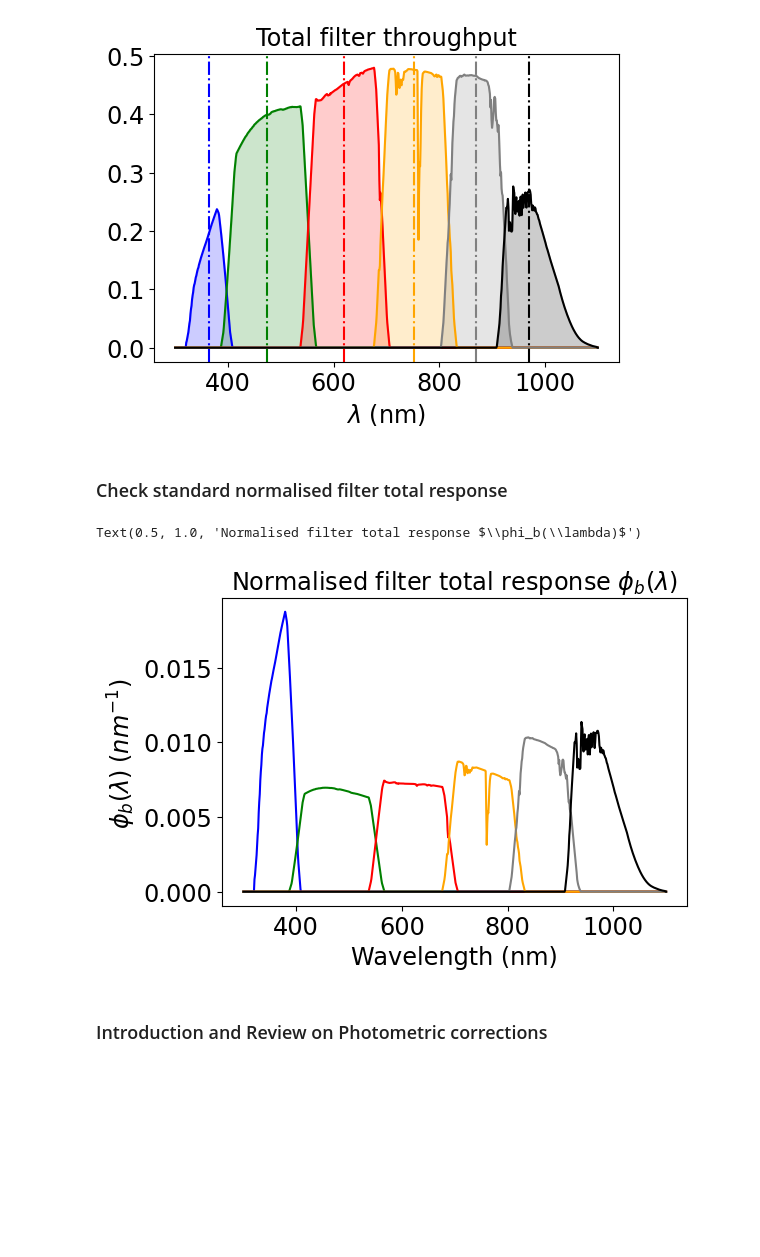
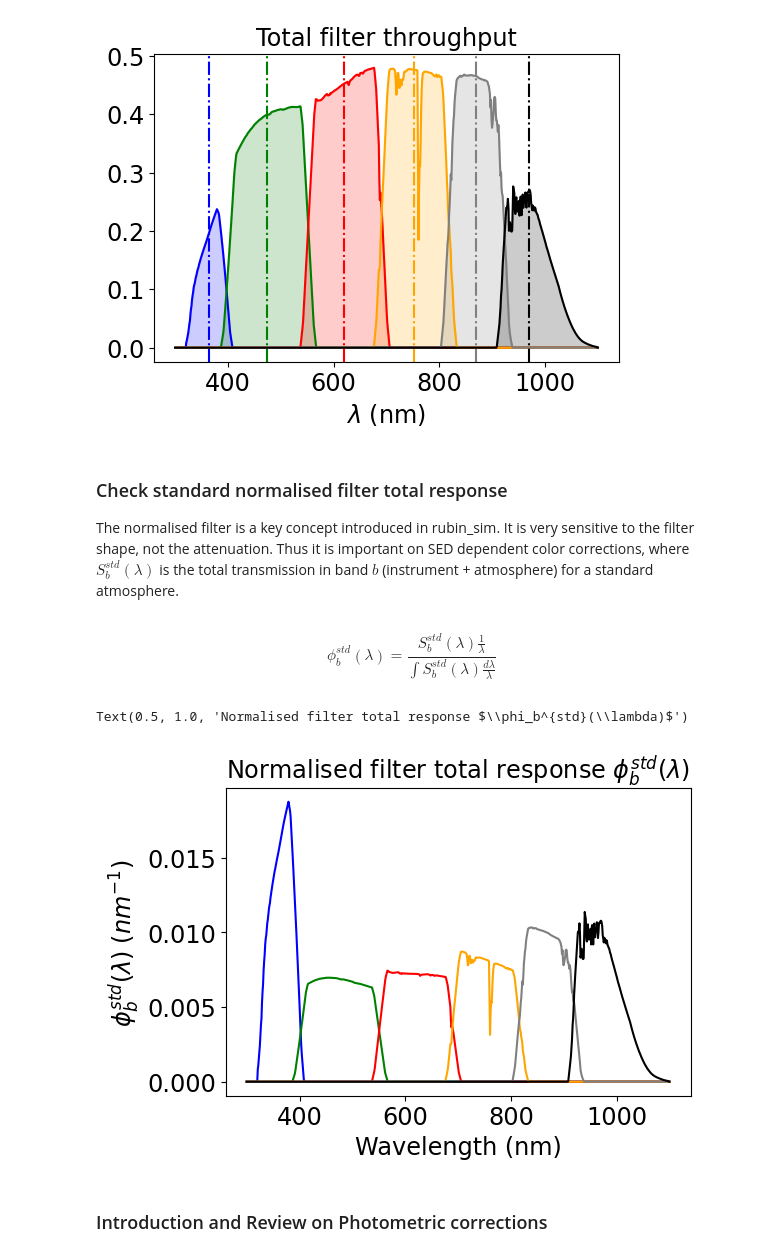
Before and after one commit to sylvielsstfr/RubinLSSTPhotometricCorrTuto, a Jupyter notebook: notebooks/02_PhotometricCorrections/02a_IntroPhotomCorrections.ipynb, the cells around one changed output. Saved outputs shown, nothing was run; the diff lists cells and outputs as text; code cells hidden in the pictures; blank space fills up the shorter version.

Commit message:
correct a liitle bit

```diff
--- a/notebooks/02_PhotometricCorrections/02a_IntroPhotomCorrections.ipynb
+++ b/notebooks/02_PhotometricCorrections/02a_IntroPhotomCorrections.ipynb
@@ -142,16 +155,23 @@ Text(0.5, 1.0, 'Total filter throughput')
 [figure]
 # %% [markdown]
 ### Check standard normalised filter total response
+
+
+The normalised filter is a key concept introduced in rubin_sim. It is very sensitive to the filter shape, not the attenuation. Thus it is important on SED dependent color corrections, where $S_b^{std}(\lambda)$ is the total transmission in band $b$ (instrument + atmosphere) for a standard atmosphere.
+# %% [markdown]
+$$
+\phi_b^{std}(\lambda) = \frac{S_b^{std}(\lambda) \frac{1}{\lambda}}{\int S_b^{std}(\lambda) \frac{d\lambda}{\lambda}}
+$$
 # %%
 fig, ax = plt.subplots(1,1,figsize=(6,4))
 for index,f in enumerate(filter_tagnames):
     ax.plot(pc.WL,pc.phiArray_std[index,:],'-',color=filter_color[index],label = f)
 ax.set_xlabel('Wavelength (nm)')
-ax.set_ylabel("$\phi_b(\lambda)\; (nm^{-1})$ ")
-ax.set_title("Normalised filter total response $\phi_b(\lambda)$")
+ax.set_ylabel("$\phi_b^{std}(\lambda)\; (nm^{-1})$ ")
+ax.set_title("Normalised filter total response $\phi_b^{std}(\lambda)$")
 # %% [output]
-Text(0.5, 1.0, 'Normalised filter total response $\\phi_b(\\lambda)$')
+Text(0.5, 1.0, 'Normalised filter total response $\\phi_b^{std}(\\lambda)$')
-[figure, old version]
+[figure, new version]
 # %% [markdown]
 ### Introduction and Review on Photometric corrections
 # %% [markdown]
```
Also changed, not shown: parts of 19 cells of this notebook.
